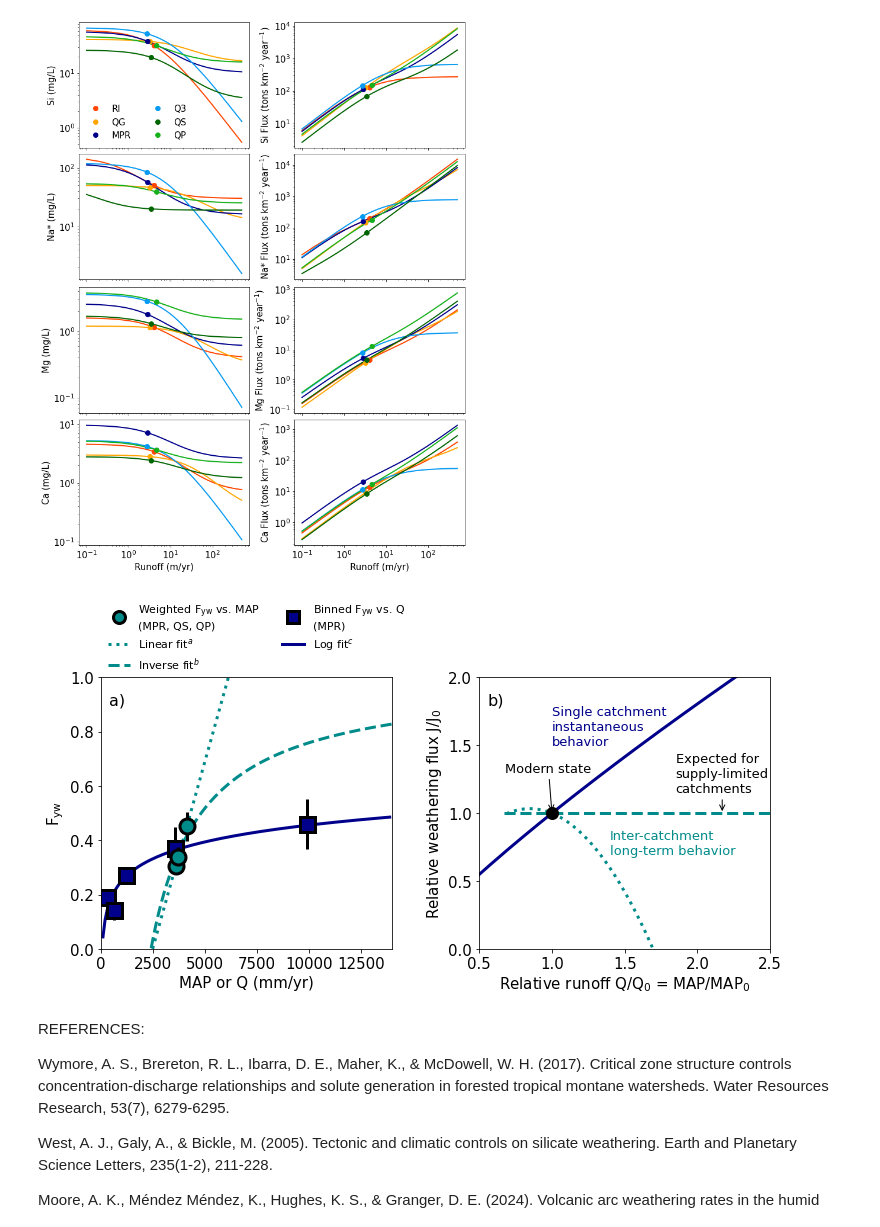
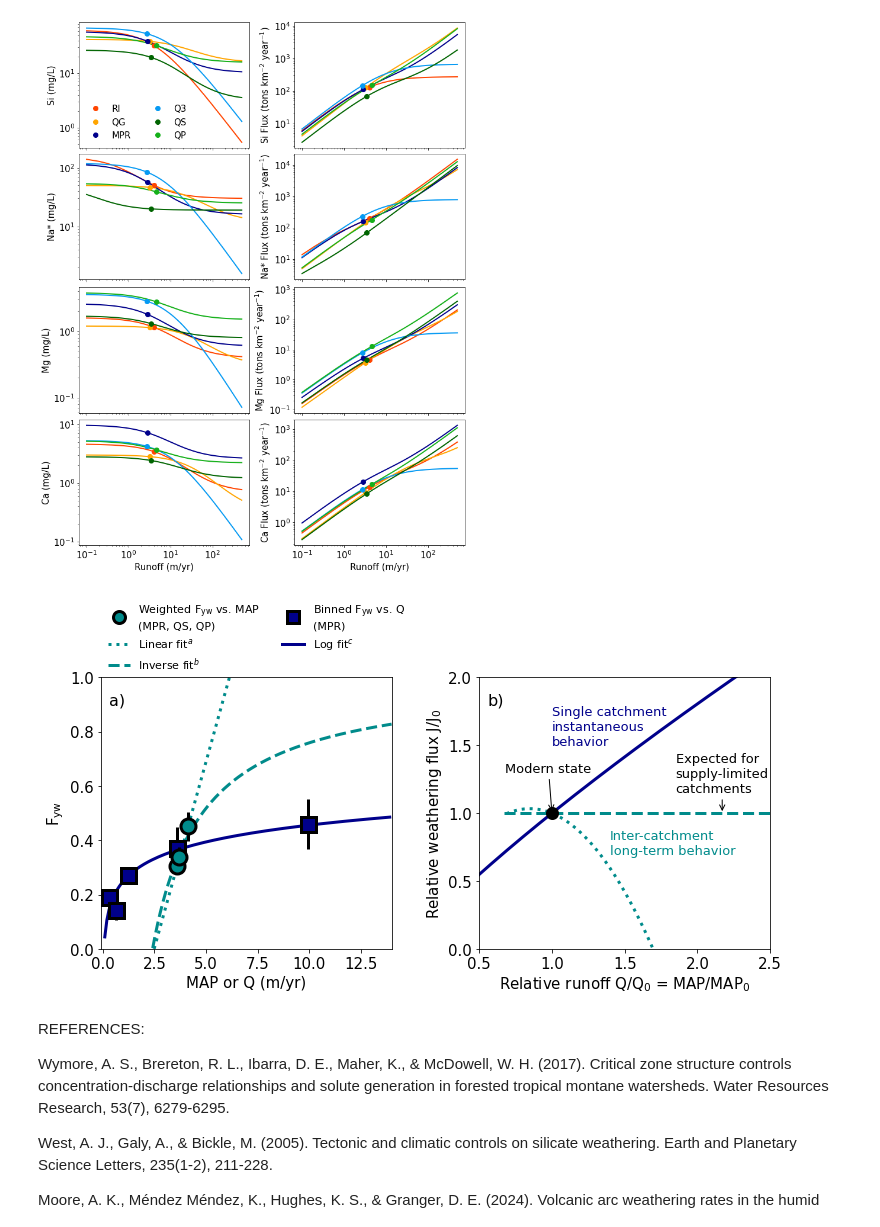
Before and after one commit to wlarsen/Luquillo-weathering, a Jupyter notebook: 6_weathering_mass_balance.ipynb, the cells around one changed output. Cells and saved outputs as stored; diff of their text form; code cells hidden in the pictures.

Commit message:
Last plot adjustments

```diff
--- a/6_weathering_mass_balance.ipynb
+++ b/6_weathering_mass_balance.ipynb
@@ -522,7 +522,7 @@ fig.savefig('plots/FigS3_cqfluxq.pdf')
 # %%
 ### now: plot predictions using Fyw-Q and Fyw-MAP relationships
 # modern MAP
-MAPmodern = df.loc['MPR','Pmean']
+MAPmodern = df.loc['MPR','Pmean']/1000 # mm to m
 
 plt.rcParams.update({'font.size': 13,
                     'axes.labelsize': 15,
@@ -537,7 +537,7 @@ for s in ['MPR','QS','QP']:
     else:
         label = '_nolegend_'
 
-    ax[0].errorbar(df.loc[s,'Pmean'],df.loc[s,'ampratio'],yerr=df.loc[s,'ampratio_error'],c='k',markerfacecolor='darkcyan',marker='o',lw=3,markeredgewidth=3,markersize=15,label=label,ls='')
+    ax[0].errorbar(df.loc[s,'Pmean']/1000,df.loc[s,'ampratio'],yerr=df.loc[s,'ampratio_error'],c='k',markerfacecolor='darkcyan',marker='o',lw=3,markeredgewidth=3,markersize=15,label=label,ls='')
 
 # make labels for fits equaitons
 fitlabels = ['Linear fit$^{a}$','Inverse fit$^{b}$','Log fit$^{c}$']
@@ -546,14 +546,17 @@ fitlabels = ['Linear fit$^{a}$','Inverse fit$^{b}$','Log fit$^{c}$']
 plotx_short = np.arange(100,14000,10)
 plotx_long = np.arange(100,14000,100)
 
+plotx_short_myr = plotx_short/1000
+plotx_long_myr = plotx_long/1000
+
 # for a relationship of 1-Fyw = 1/MAP, calculate MAP*(1-Fyw) for all VC sites
-a_over = np.nanmean((df.loc[['MPR','QP','QS'],'Pmean'])*(1-df.loc[['MPR','QP','QS'],'ampratio']))
+a_over = np.nanmean((df.loc[['MPR','QP','QS'],'Pmean']/1000)*(1-df.loc[['MPR','QP','QS'],'ampratio']))
 # what about linear relationship?
-res_map_linear = stats.linregress(df.loc[['MPR','QP','QS'],'Pmean'],df.loc[['MPR','QP','QS'],'ampratio'])
+res_map_linear = stats.linregress(df.loc[['MPR','QP','QS'],'Pmean']/1000,df.loc[['MPR','QP','QS'],'ampratio'])
 
 # make relationships for plotting along plotx
-fyw_map_linear = plotx_short*res_map_linear.slope+res_map_linear.intercept
-fyw_map_1over = 1-(1/plotx_short)*a_over
+fyw_map_linear = plotx_short_myr*res_map_linear.slope+res_map_linear.intercept
+fyw_map_1over = 1-(1/plotx_short_myr)*a_over
 
 # cant have fyw<0, >1, replace with nan
 fyw_map_linear[((fyw_map_linear<0)|(fyw_map_linear>1))] = np.nan
@@ -564,16 +567,16 @@ fyw_map_mean_linear = MAPmodern*res_map_linear.slope+res_map_linear.intercept
 fyw_map_mean_1over = 1-(1/MAPmodern)*a_over
 
 # plot
-ax[0].plot(plotx_short,fyw_map_linear,label=fitlabels[0],c='darkcyan',ls=':',lw=3,zorder=0)
-ax[0].plot(plotx_short,fyw_map_1over,label=fitlabels[1],c='darkcyan',ls='--',lw=3,zorder=0)
+ax[0].plot(plotx_short_myr,fyw_map_linear,label=fitlabels[0],c='darkcyan',ls=':',lw=3,zorder=0)
+ax[0].plot(plotx_short_myr,fyw_map_1over,label=fitlabels[1],c='darkcyan',ls='--',lw=3,zorder=0)
 
-ax[1].plot(plotx_short/MAPmodern,(1-fyw_map_linear)*plotx_short/(MAPmodern*(1-fyw_map_mean_linear)),c='darkcyan',ls=':',lw=3,zorder=0)
-ax[1].plot(plotx_short/MAPmodern,(1-fyw_map_1over)*plotx_short/(MAPmodern*(1-fyw_map_mean_1over)),c='darkcyan',ls='--',lw=3,zorder=0)
+ax[1].plot(plotx_short_myr/MAPmodern,(1-fyw_map_linear)*plotx_short_myr/(MAPmodern*(1-fyw_map_mean_linear)),c='darkcyan',ls=':',lw=3,zorder=0)
+ax[1].plot(plotx_short_myr/MAPmodern,(1-fyw_map_1over)*plotx_short_myr/(MAPmodern*(1-fyw_map_mean_1over)),c='darkcyan',ls='--',lw=3,zorder=0)
 
 
 ### now evaluate single catchment Fyw behavior
 tempdf = perc_df.loc[perc_df['site']=='MPR',:]
-x = df_medians.loc[s,['0-25_sp','25-50_sp','50-75_sp','75-100_sp','90-100_sp']]*1000 # convert m/yr to mm/yr
+x = df_medians.loc[s,['0-25_sp','25-50_sp','50-75_sp','75-100_sp','90-100_sp']]
 y = tempdf['ampratio']
 
 ax[0].errorbar(x,y,yerr=tempdf['ampratio_error'],c='k',markerfacecolor=pp.color['MPR'],lw=3,markeredgewidth=3,zorder=1,ls='',marker='s',markersize=15,label='Binned F$_{\mathrm{yw}}$ vs. Q')
@@ -583,15 +586,15 @@ ax[0].errorbar(x,y,yerr=tempdf['ampratio_error'],c='k',markerfacecolor=pp.color[
 res_q_linear = stats.linregress(x,y)
 res_q_log = stats.linregress(np.log(x),y)
 # make predictoin
-fyw_q_linear = plotx_long*res_q_linear.slope+res_q_linear.intercept
-fyw_q_log = np.log(plotx_long)*res_q_log.slope+res_q_log.intercept
+fyw_q_linear = plotx_long_myr*res_q_linear.slope+res_q_linear.intercept
+fyw_q_log = np.log(plotx_long_myr)*res_q_log.slope+res_q_log.intercept
 # compute mean for MAP modern
 fyw_q_linear_mean = MAPmodern*res_q_linear.slope+res_q_linear.intercept
 fyw_q_log_mean = np.log(MAPmodern)*res_q_log.slope+res_q_log.intercept
 
 # plot Fyw vs. Q, expected weathering flux
-ax[0].plot(plotx_long,fyw_q_log,label=fitlabels[2],zorder=0,c=pp.color['MPR'],lw=3)
-ax[1].plot(plotx_long/MAPmodern,plotx_long*(1-fyw_q_log)/(MAPmodern*(1-fyw_q_log_mean)),c=pp.color['MPR'],lw=3)
+ax[0].plot(plotx_long_myr,fyw_q_log,label=fitlabels[2],zorder=0,c=pp.color['MPR'],lw=3)
+ax[1].plot(plotx_long_myr/MAPmodern,plotx_long_myr*(1-fyw_q_log)/(MAPmodern*(1-fyw_q_log_mean)),c=pp.color['MPR'],lw=3)
 
 # now annotate
 ax[1].plot(1,1,c='k',markersize=10,ls='',marker='o',markeredgewidth=3)
@@ -601,7 +604,7 @@ ax[1].annotate('Expected for \nsupply-limited\ncatchments',(2.17,1),xytext=(1.85
 
 
 ## now limits, labels
-ax[0].set_xlim([-10,14000])
+ax[0].set_xlim([-0.10,14])
 ax[0].set_ylim([0,1])
 
 ax[1].set_xlim([0.5,2.5])
@@ -610,7 +613,7 @@ ax[1].set_ylim([0,2])
 ax[1].set_xticks([0.5,1,1.5,2,2.5])
 ax[1].set_yticks([0,0.5,1,1.5,2])
 
-ax[0].set_xlabel('MAP or Q (mm/yr)')
+ax[0].set_xlabel('MAP or Q (m/yr)')
 ax[0].set_ylabel('F$_{\mathrm{yw}}$')
 
 ax[1].set_xlabel('Relative runoff Q/Q$_{0}$ = MAP/MAP$_{0}$')
@@ -620,34 +623,34 @@ ax[1].set_ylabel('Relative weathering flux J/J$_{0}$')
 ax[0].legend()
 
 
 ### make labels
 # make some room
 fig.subplots_adjust(wspace=0.3)
 
 fitlabels = ['Linear fit$^{a}$','Inverse fit$^{b}$','Log fit$^{c}$']
 
 legend_both = [Line2D([0], [0],ls='',c='k',markerfacecolor='darkcyan',marker='o',lw=3,markeredgewidth=3,markersize=12,label='Weighted F$_{\mathrm{yw}}$ vs. MAP\n(MPR, QS, QP)'),
                    Line2D([0], [0],label=fitlabels[0],c='darkcyan',ls=':',lw=3),
                    Line2D([0], [0],label=fitlabels[1],c='darkcyan',ls='--',lw=3),
 #                Line2D([0], [0],label='',c='none'),
                Line2D([0], [0],ls='',c='k',markerfacecolor=pp.color['MPR'],marker='s',lw=3,markeredgewidth=3,markersize=12,label='Binned F$_{\mathrm{yw}}$ vs. Q\n(MPR)'),
                    Line2D([0], [0],label=fitlabels[2],c=pp.color['MPR'],lw=3)]
 
 legend =  ax[0].legend(handles=legend_both,bbox_to_anchor=[1.08,1.31],frameon=False,ncol=2,fontsize=11)
 # legend =  ax[0].legend(handles=legend_both,loc='lower right',frameon=False,ncol=1,fontsize=12,labelspacing=0.2,borderpad=0)
 
 ## label things... need to rearrange because I want the errorbar before lines, default plot order is reverse.
 # I also wanted to add subtitles for each column
 
 ax[1].text(0.45,0.35,"Inter-catchment\nlong-term behavior",transform=ax[1].transAxes,c='darkcyan')
 ax[1].text(0.25,0.75,"Single catchment\ninstantaneous\nbehavior",transform=ax[1].transAxes,c=pp.color['MPR'])
 
 ax[0].text(0.03,0.90,'a)',transform=ax[0].transAxes,fontsize=16)
 ax[1].text(0.03,0.90,'b)',transform=ax[1].transAxes,fontsize=16)
 
 fig.savefig('plots/Fig10_prediction.pdf',bbox_inches='tight')
 # %% [output]
-[figure, old version]
+[figure, new version]
 # %% [markdown]
 REFERENCES:
 
```
Also changed, not shown: 10 other files.
